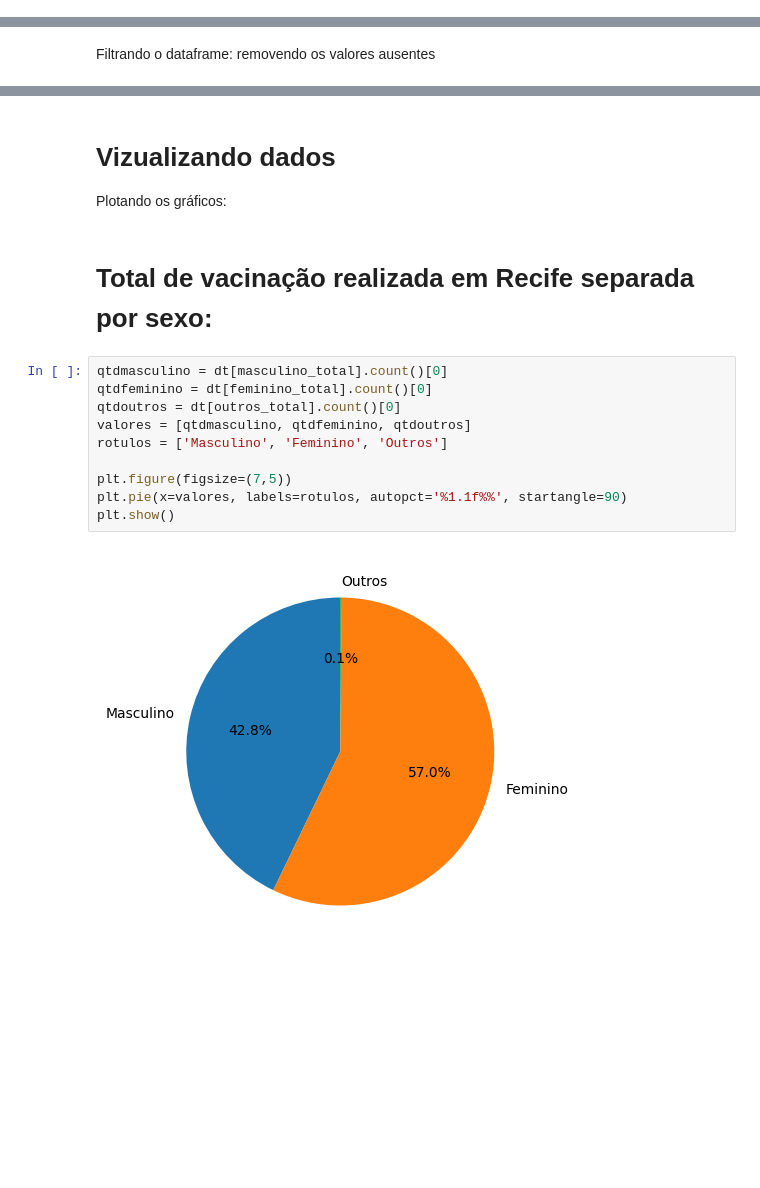
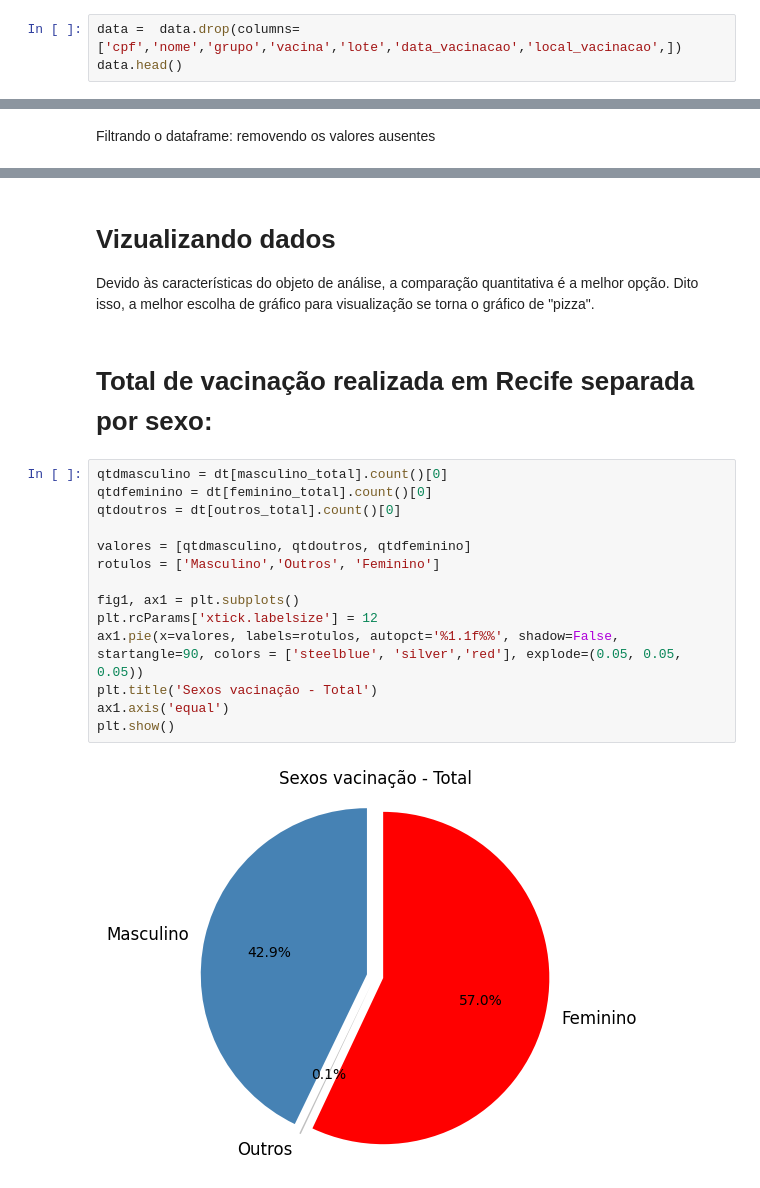
Before and after one commit to guilopesrbc/projetoP1, a Jupyter notebook: analise_sexo.ipynb, the cells around one changed output, grey strips where cells are left out. Saved outputs shown, nothing was run; the diff lists cells and outputs as text; blank space fills up the shorter version.

```diff
--- a/analise_sexo.ipynb
+++ b/analise_sexo.ipynb
@@ -24,0 +28,3 @@ data
+# %%
+data =  data.drop(columns=['cpf','nome','grupo','vacina','lote','data_vacinacao','local_vacinacao',])
+data.head()
@@ -54,17 +64,21 @@ Separando os dados para análise por sexo + dose:
 # %% [markdown]
 # Vizualizando dados
-Plotando os gráficos:
+Devido às características do objeto de análise, a comparação quantitativa é a melhor opção. Dito isso, a melhor escolha de gráfico para visualização se torna o gráfico de "pizza".
 # %% [markdown]
 # Total de vacinação realizada em Recife separada por sexo:
 # %%
 qtdmasculino = dt[masculino_total].count()[0]
 qtdfeminino = dt[feminino_total].count()[0]
 qtdoutros = dt[outros_total].count()[0]
-valores = [qtdmasculino, qtdfeminino, qtdoutros]
-rotulos = ['Masculino', 'Feminino', 'Outros']
 
-plt.figure(figsize=(7,5))
-plt.pie(x=valores, labels=rotulos, autopct='%1.1f%%', startangle=90)
+valores = [qtdmasculino, qtdoutros, qtdfeminino]
+rotulos = ['Masculino','Outros', 'Feminino']
+
+fig1, ax1 = plt.subplots()
+plt.rcParams['xtick.labelsize'] = 12
+ax1.pie(x=valores, labels=rotulos, autopct='%1.1f%%', shadow=False, startangle=90, colors = ['steelblue', 'silver','red'], explode=(0.05, 0.05, 0.05))
+plt.title('Sexos vacinação - Total')
+ax1.axis('equal')
 plt.show()
 # %% [output]
-[figure, old version]
+[figure, new version]
```
Also changed, not shown: parts of 19 cells of this notebook.
